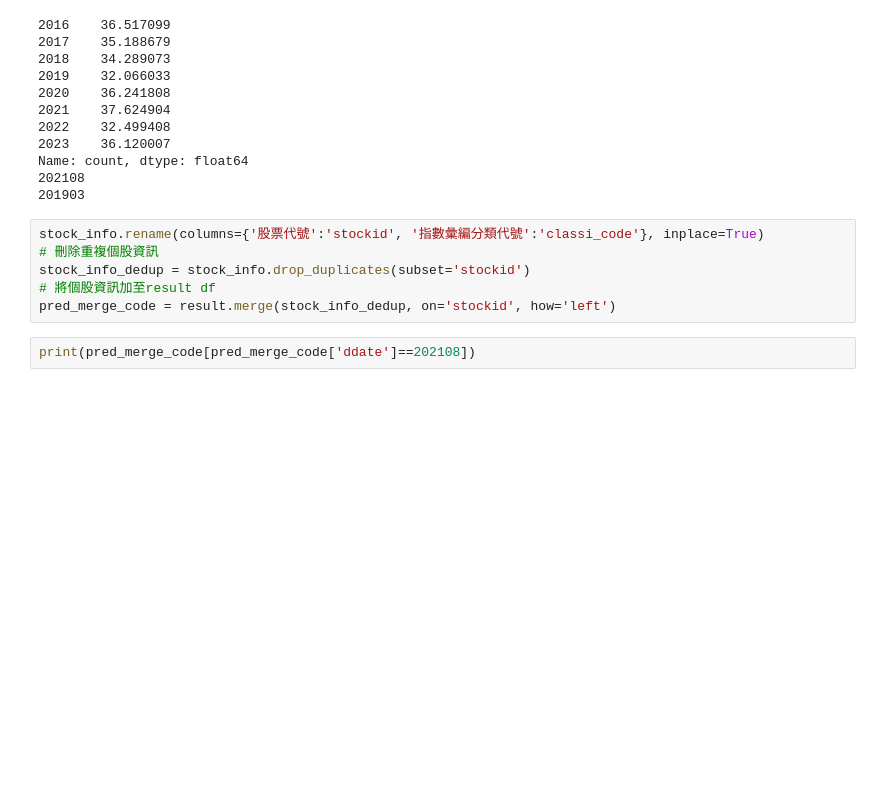
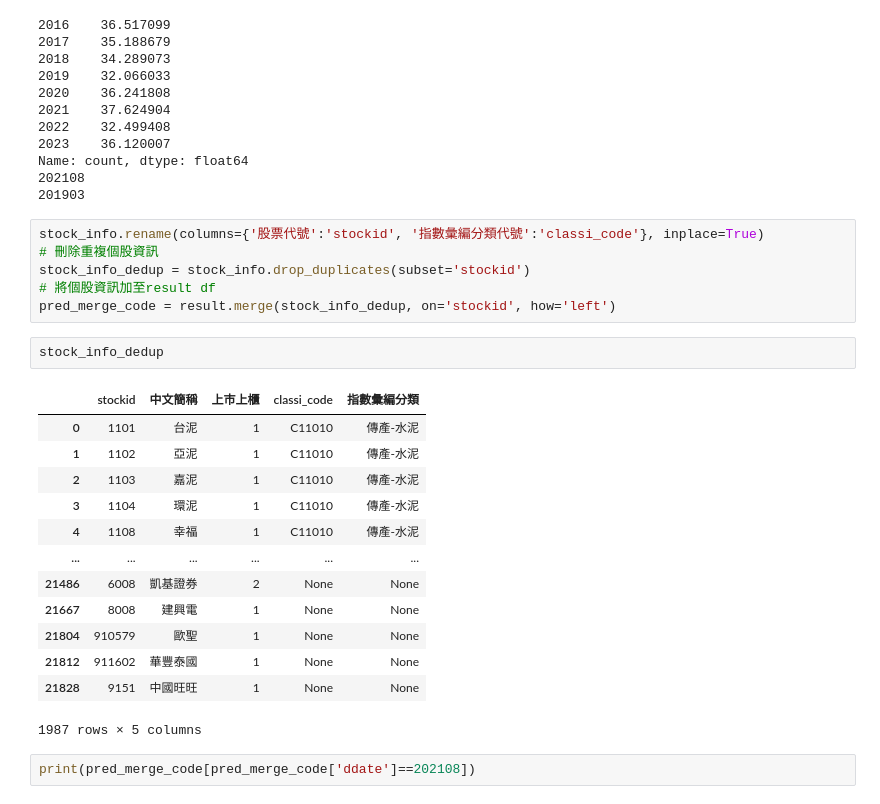
Before and after one commit to Carolyehhh/revenue-prediction, a Jupyter notebook: test.ipynb, the cells around one changed output. Cells and saved outputs as stored; diff of their text form; blank space fills up the shorter version.

```diff
--- a/test.ipynb
+++ b/test.ipynb
@@ -219,6 +235,22 @@ stock_info.rename(columns={'股票代號':'stockid', '指數彙編分類代號':
 stock_info_dedup = stock_info.drop_duplicates(subset='stockid')
 # 將個股資訊加至result df
 pred_merge_code = result.merge(stock_info_dedup, on='stockid', how='left')
+# %%
+stock_info_dedup
+# %% [output]
+|  | stockid | 中文簡稱 | 上市上櫃 | classi_code | 指數彙編分類 |
+| 0 | 1101 | 台泥 | 1 | C11010 | 傳產-水泥 |
+| 1 | 1102 | 亞泥 | 1 | C11010 | 傳產-水泥 |
+| 2 | 1103 | 嘉泥 | 1 | C11010 | 傳產-水泥 |
+| 3 | 1104 | 環泥 | 1 | C11010 | 傳產-水泥 |
+| 4 | 1108 | 幸福 | 1 | C11010 | 傳產-水泥 |
+| ... | ... | ... | ... | ... | ... |
+| 21486 | 6008 | 凱基證券 | 2 | None | None |
+| 21667 | 8008 | 建興電 | 1 | None | None |
+| 21804 | 910579 | 歐聖 | 1 | None | None |
+| 21812 | 911602 | 華豐泰國 | 1 | None | None |
+| 21828 | 9151 | 中國旺旺 | 1 | None | None |
+1987 rows × 5 columns
 # %%
 print(pred_merge_code[pred_merge_code['ddate']==202108])
 # %% [output]
```
Also changed, not shown: parts of 1 cell of this notebook, 2 other files.
